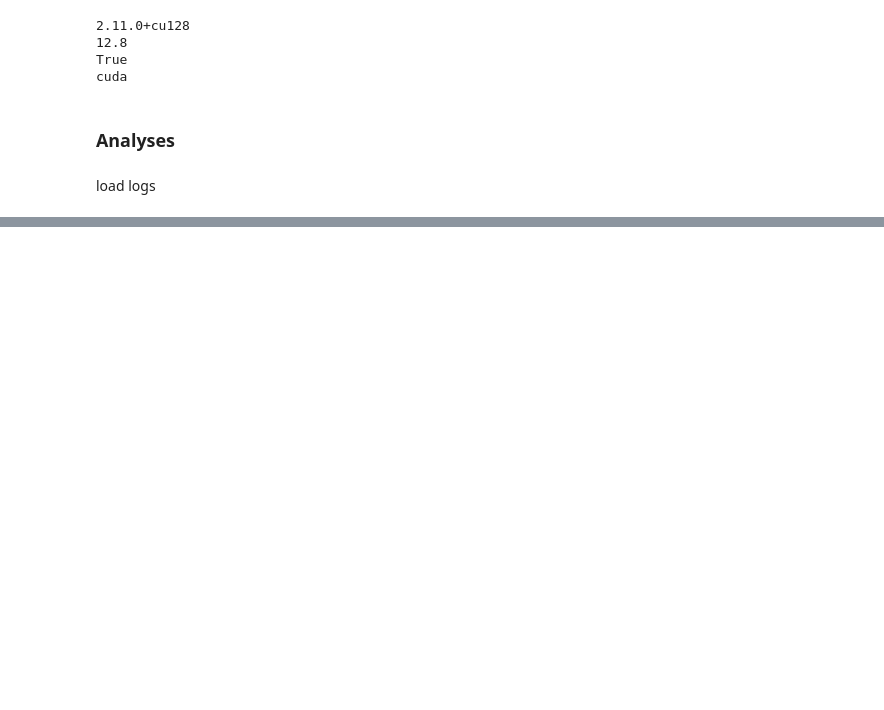
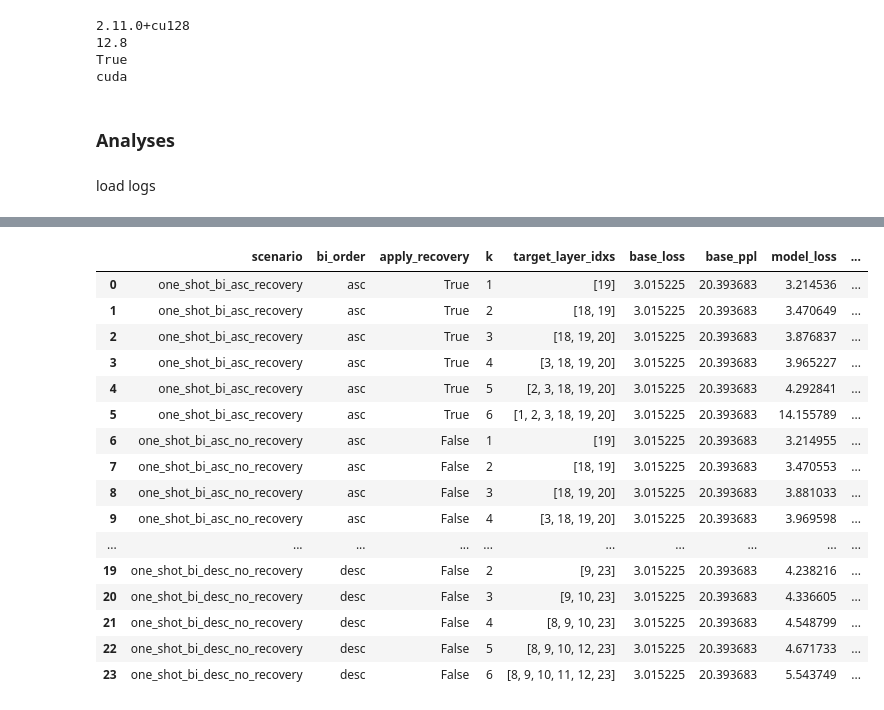
Before and after one commit to Sammuel21/diploma-thesis-block-replacement, a Jupyter notebook: notebooks/mvp/analysis.ipynb, the cells around one changed output, grey strips where cells are left out. Cells and saved outputs as stored; diff of their text form; code cells hidden in the pictures; blank space fills up the shorter version.

```diff
--- a/notebooks/mvp/analysis.ipynb
+++ b/notebooks/mvp/analysis.ipynb
@@ -122,0 +294,20 @@ data
+# %%
+search_df
+# %% [output]
+|  | scenario | bi_order | apply_recovery | k | target_layer_idxs | base_loss | base_ppl | model_loss | ... |
+| 0 | one_shot_bi_asc_recovery | asc | True | 1 | [19] | 3.015225 | 20.393683 | 3.214536 | ... |
+| 1 | one_shot_bi_asc_recovery | asc | True | 2 | [18, 19] | 3.015225 | 20.393683 | 3.470649 | ... |
+| 2 | one_shot_bi_asc_recovery | asc | True | 3 | [18, 19, 20] | 3.015225 | 20.393683 | 3.876837 | ... |
+| 3 | one_shot_bi_asc_recovery | asc | True | 4 | [3, 18, 19, 20] | 3.015225 | 20.393683 | 3.965227 | ... |
+| 4 | one_shot_bi_asc_recovery | asc | True | 5 | [2, 3, 18, 19, 20] | 3.015225 | 20.393683 | 4.292841 | ... |
+| 5 | one_shot_bi_asc_recovery | asc | True | 6 | [1, 2, 3, 18, 19, 20] | 3.015225 | 20.393683 | 14.155789 | ... |
+| 6 | one_shot_bi_asc_no_recovery | asc | False | 1 | [19] | 3.015225 | 20.393683 | 3.214955 | ... |
+| 7 | one_shot_bi_asc_no_recovery | asc | False | 2 | [18, 19] | 3.015225 | 20.393683 | 3.470553 | ... |
+| 8 | one_shot_bi_asc_no_recovery | asc | False | 3 | [18, 19, 20] | 3.015225 | 20.393683 | 3.881033 | ... |
+| 9 | one_shot_bi_asc_no_recovery | asc | False | 4 | [3, 18, 19, 20] | 3.015225 | 20.393683 | 3.969598 | ... |
+| ... | ... | ... | ... | ... | ... | ... | ... | ... | ... |
+| 19 | one_shot_bi_desc_no_recovery | desc | False | 2 | [9, 23] | 3.015225 | 20.393683 | 4.238216 | ... |
+| 20 | one_shot_bi_desc_no_recovery | desc | False | 3 | [9, 10, 23] | 3.015225 | 20.393683 | 4.336605 | ... |
+| 21 | one_shot_bi_desc_no_recovery | desc | False | 4 | [8, 9, 10, 23] | 3.015225 | 20.393683 | 4.548799 | ... |
+| 22 | one_shot_bi_desc_no_recovery | desc | False | 5 | [8, 9, 10, 12, 23] | 3.015225 | 20.393683 | 4.671733 | ... |
+| 23 | one_shot_bi_desc_no_recovery | desc | False | 6 | [8, 9, 10, 11, 12, 23] | 3.015225 | 20.393683 | 5.543749 | ... |
```
Also changed, not shown: parts of 21 cells of this notebook, 4 other files.
